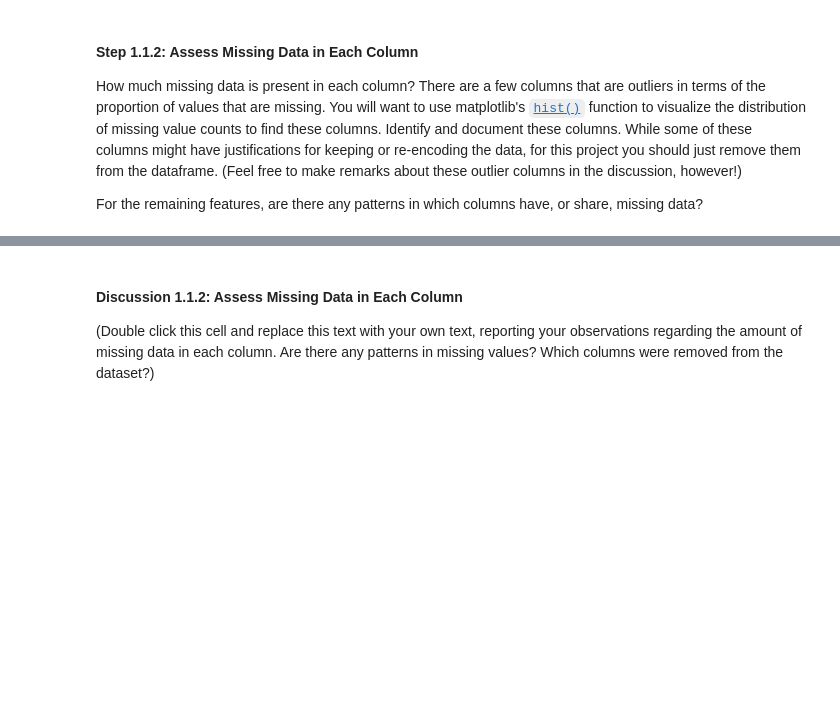
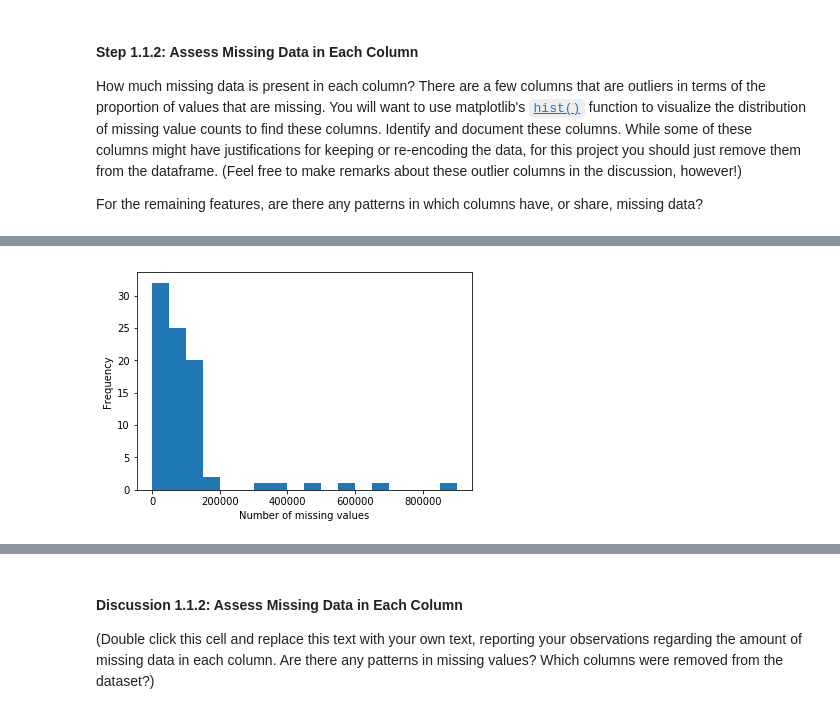
Before and after one commit to joshtice/Udacity_clustering_project, a Jupyter notebook: Identify_Customer_Segments.ipynb, the cells around one changed output, grey strips where cells are left out. Saved outputs shown, nothing was run; the diff lists cells and outputs as text; code cells hidden in the pictures; blank space fills up the shorter version.

```diff
--- a/Identify_Customer_Segments.ipynb
+++ b/Identify_Customer_Segments.ipynb
@@ -103,0 +95,24 @@ The fourth column of the feature attributes summary (loaded in above as `feat_in
+# %%
+def convert(values):
+    new_values = []
+    for value in values:
+        try:
+            value = int(value)
+        except:
+            value = str(value)
+        finally:
+            new_values.append(value)
+
+    return new_values
+
+
+replace_dict = {}
+
+for row in unknowns.itertuples():
+    # If the feature does not contain any values to be mapped to nan, skip
+    if row.missing_or_unknown == ['']:
+        print(row.attribute)
+        continue
+    column = row.attribute
+    nan_values = convert(row.missing_or_unknown)
+    replace_dict[column] = {nan_value: np.nan for nan_value in nan_values}
@@ -104,5 +130,6 @@ The fourth column of the feature attributes summary (loaded in above as `feat_in
 # %%
 # Identify missing or unknown data values and convert them to NaNs.
+azdias_nan = azdias.replace(replace_dict)
 # %% [markdown]
 #### Step 1.1.2: Assess Missing Data in Each Column
 
@@ -117,3 +162,16 @@ For the remaining features, are there any patterns in which columns have, or sha
+# %%
+# Investigate patterns in the amount of missing data in each column.
+
+num_nans = []
+for col in azdias_nan.columns:
+    num_nans.append(azdias_nan[col].isnull().sum())
+
+plt.hist(num_nans, bins=np.arange(0, 950000, 50000))
+plt.xlabel('Number of missing values')
+plt.ylabel('Frequency')
+plt.show()
+# %% [output]
+[figure, added]
 # %%
 # Remove the outlier columns from the dataset. (You'll perform other data
 # engineering tasks such as re-encoding and imputation later.)
```
Also changed, not shown: parts of 13 cells of this notebook.
